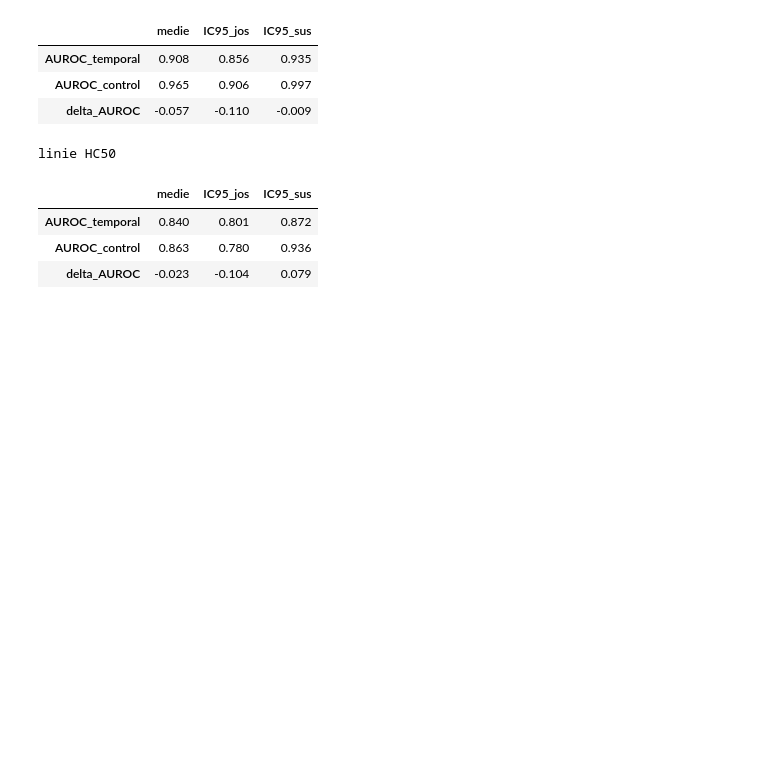
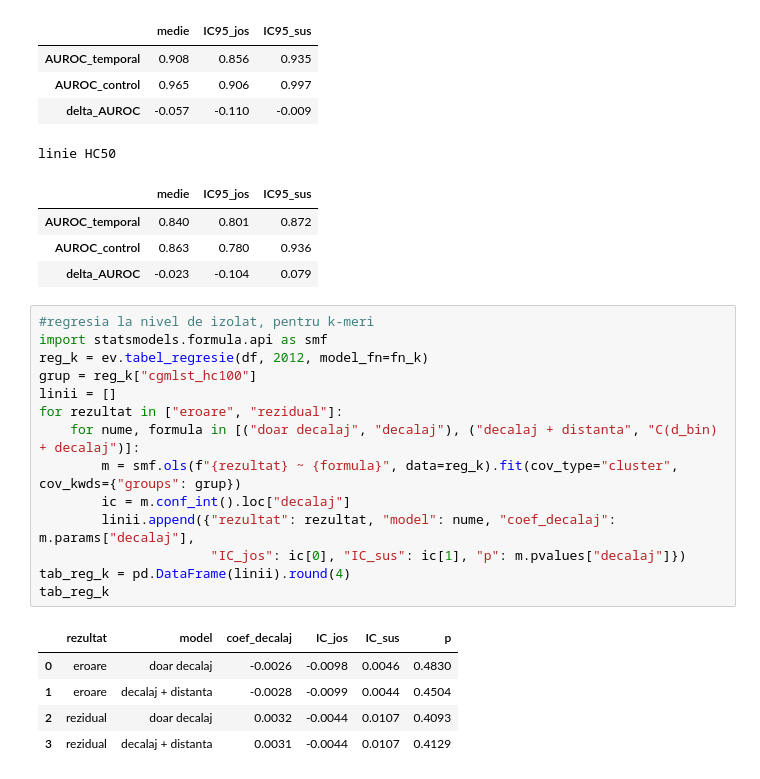
Before and after one commit to AioaneClaudia/Predic-ia-rezisten-ei-la-antibiotice-din-genom, a Jupyter notebook: notebooks/04_kmeri.ipynb, the cells around one changed output. Cells and saved outputs as stored; diff of their text form; blank space fills up the shorter version.

```diff
--- a/notebooks/04_kmeri.ipynb
+++ b/notebooks/04_kmeri.ipynb
@@ -127,3 +127,23 @@ linie HC50
 | AUROC_temporal | 0.840 | 0.801 | 0.872 |
 | AUROC_control | 0.863 | 0.780 | 0.936 |
 | delta_AUROC | -0.023 | -0.104 | 0.079 |
+# %%
+#regresia la nivel de izolat, pentru k-meri
+import statsmodels.formula.api as smf
+reg_k = ev.tabel_regresie(df, 2012, model_fn=fn_k)
+grup = reg_k["cgmlst_hc100"]
+linii = []
+for rezultat in ["eroare", "rezidual"]:
+    for nume, formula in [("doar decalaj", "decalaj"), ("decalaj + distanta", "C(d_bin) + decalaj")]:
+        m = smf.ols(f"{rezultat} ~ {formula}", data=reg_k).fit(cov_type="cluster", cov_kwds={"groups": grup})
+        ic = m.conf_int().loc["decalaj"]
+        linii.append({"rezultat": rezultat, "model": nume, "coef_decalaj": m.params["decalaj"],
+                      "IC_jos": ic[0], "IC_sus": ic[1], "p": m.pvalues["decalaj"]})
+tab_reg_k = pd.DataFrame(linii).round(4)
+tab_reg_k
+# %% [output]
+|  | rezultat | model | coef_decalaj | IC_jos | IC_sus | p |
+| 0 | eroare | doar decalaj | -0.0026 | -0.0098 | 0.0046 | 0.4830 |
+| 1 | eroare | decalaj + distanta | -0.0028 | -0.0099 | 0.0044 | 0.4504 |
+| 2 | rezidual | doar decalaj | 0.0032 | -0.0044 | 0.0107 | 0.4093 |
+| 3 | rezidual | decalaj + distanta | 0.0031 | -0.0044 | 0.0107 | 0.4129 |
```
Also changed, not shown: parts of 2 cells of this notebook.
